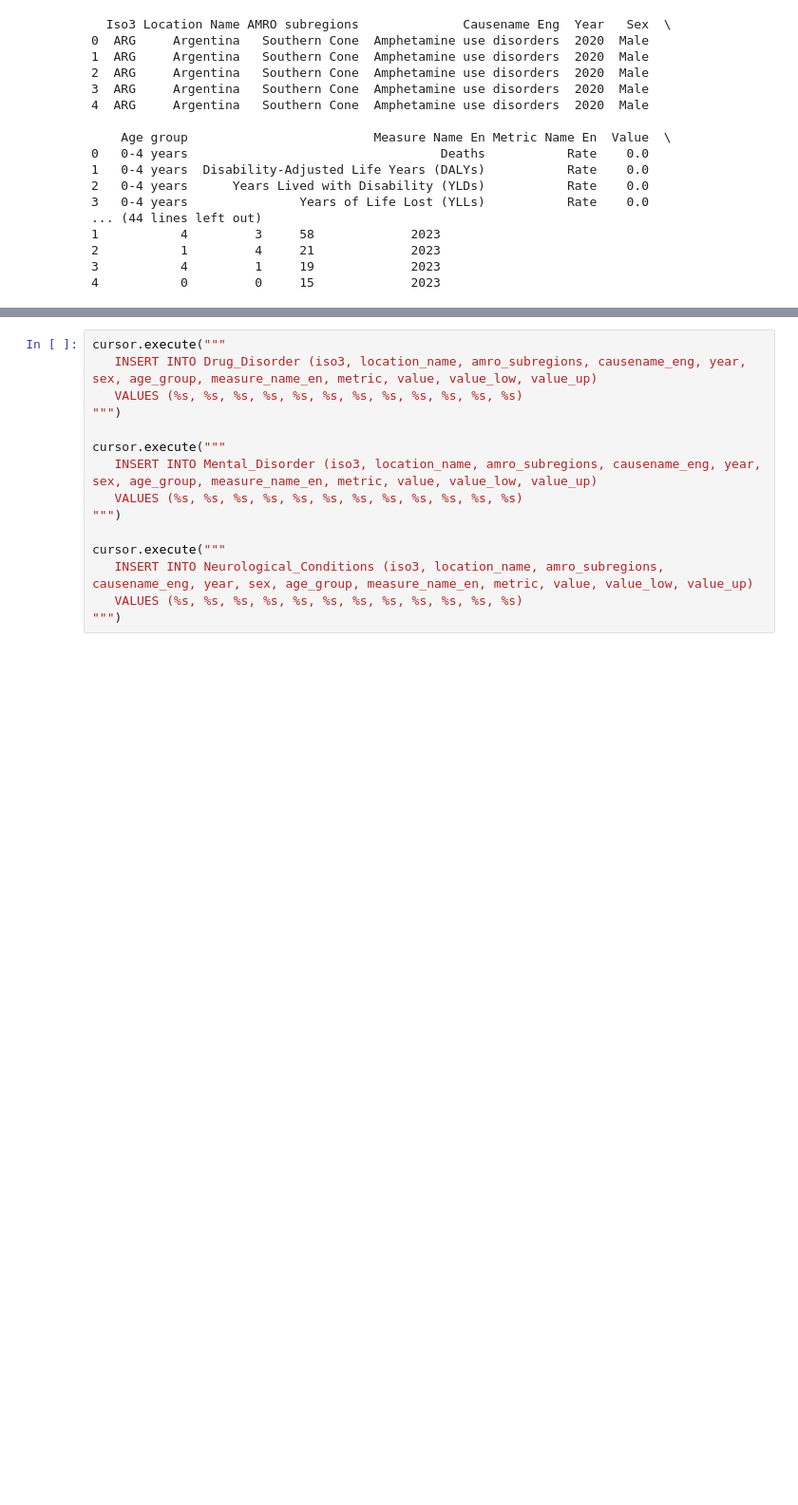
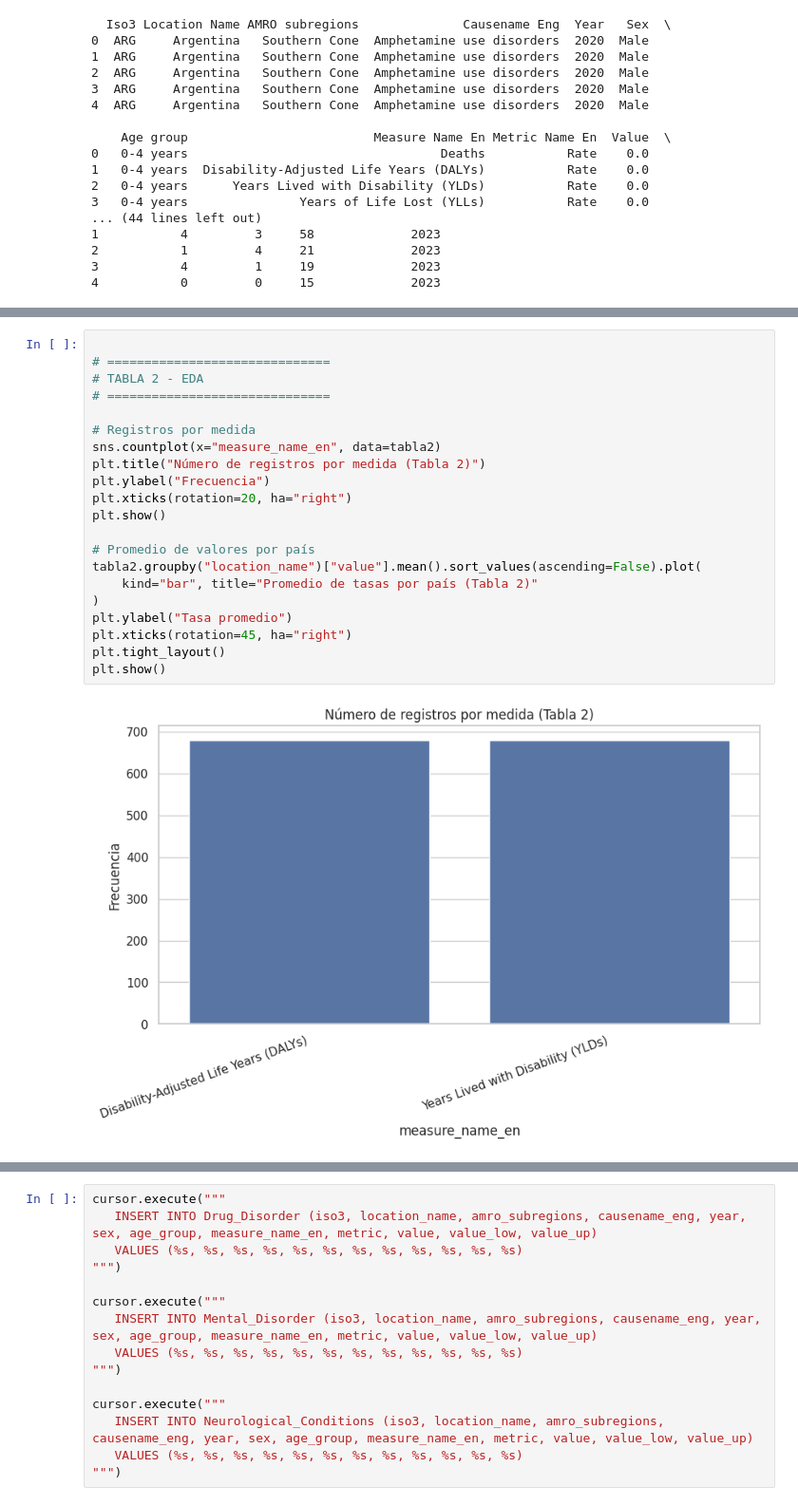
Before and after one commit to MARIAFER0596/Proyecto-Gesti-n-y-Almacenamiento-de-Datos-equipo-4, a Jupyter notebook: Proyecto_GYAD.ipynb, the cells around one changed output, grey strips where cells are left out. Shown at 95% size. Saved outputs shown, nothing was run; the diff lists cells and outputs as text; blank space fills up the shorter version.

```diff
--- a/Proyecto_GYAD.ipynb
+++ b/Proyecto_GYAD.ipynb
@@ -112,0 +352,23 @@ df1.head(20)
+# %%
+
+# ==============================
+# TABLA 2 - EDA
+# ==============================
+
+# Registros por medida
+sns.countplot(x="measure_name_en", data=tabla2)
+plt.title("Número de registros por medida (Tabla 2)")
+plt.ylabel("Frecuencia")
+plt.xticks(rotation=20, ha="right")
+plt.show()
+
+# Promedio de valores por país
+tabla2.groupby("location_name")["value"].mean().sort_values(ascending=False).plot(
+    kind="bar", title="Promedio de tasas por país (Tabla 2)"
+)
+plt.ylabel("Tasa promedio")
+plt.xticks(rotation=45, ha="right")
+plt.tight_layout()
+plt.show()
+# %% [output]
+[figure, added]
```
Also changed, not shown: parts of 19 cells of this notebook.
